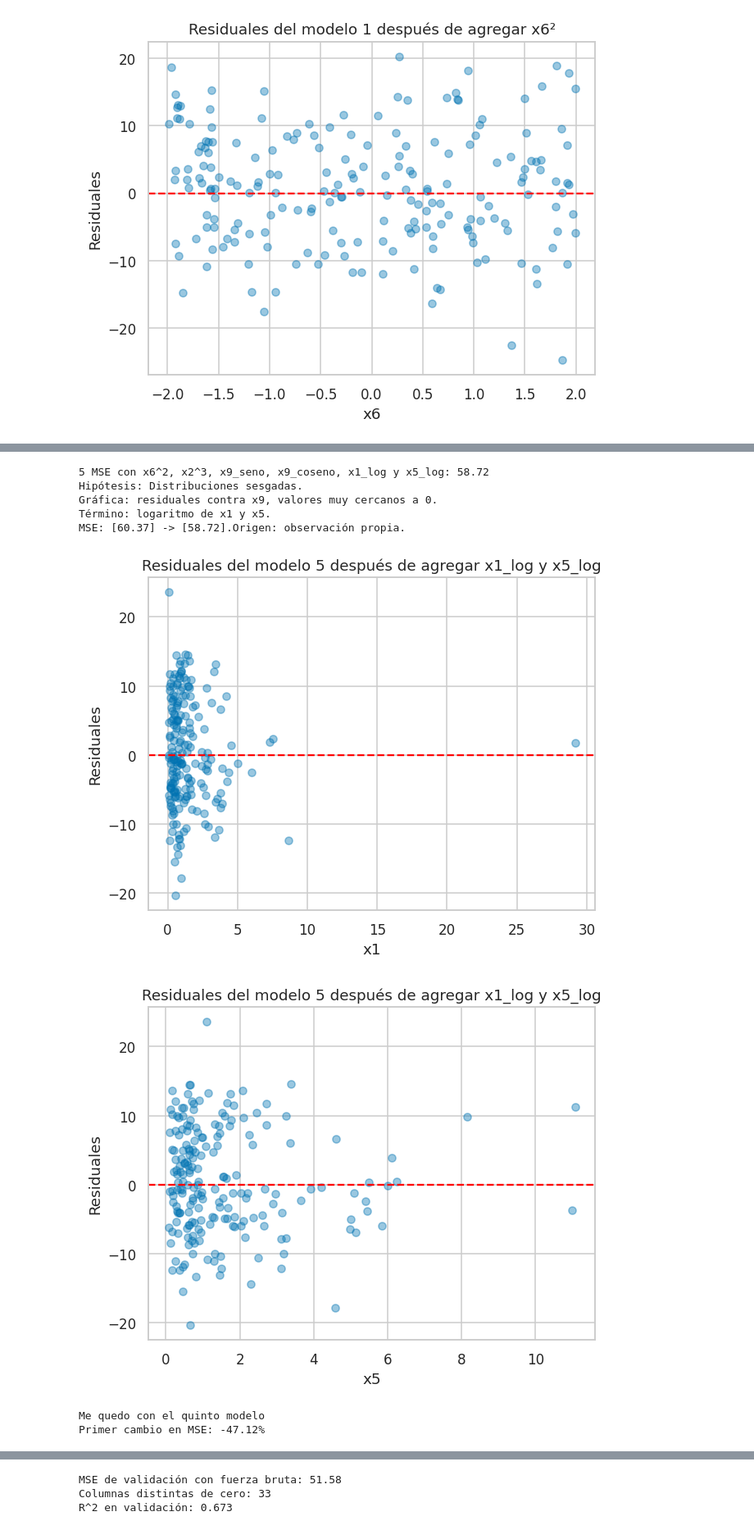
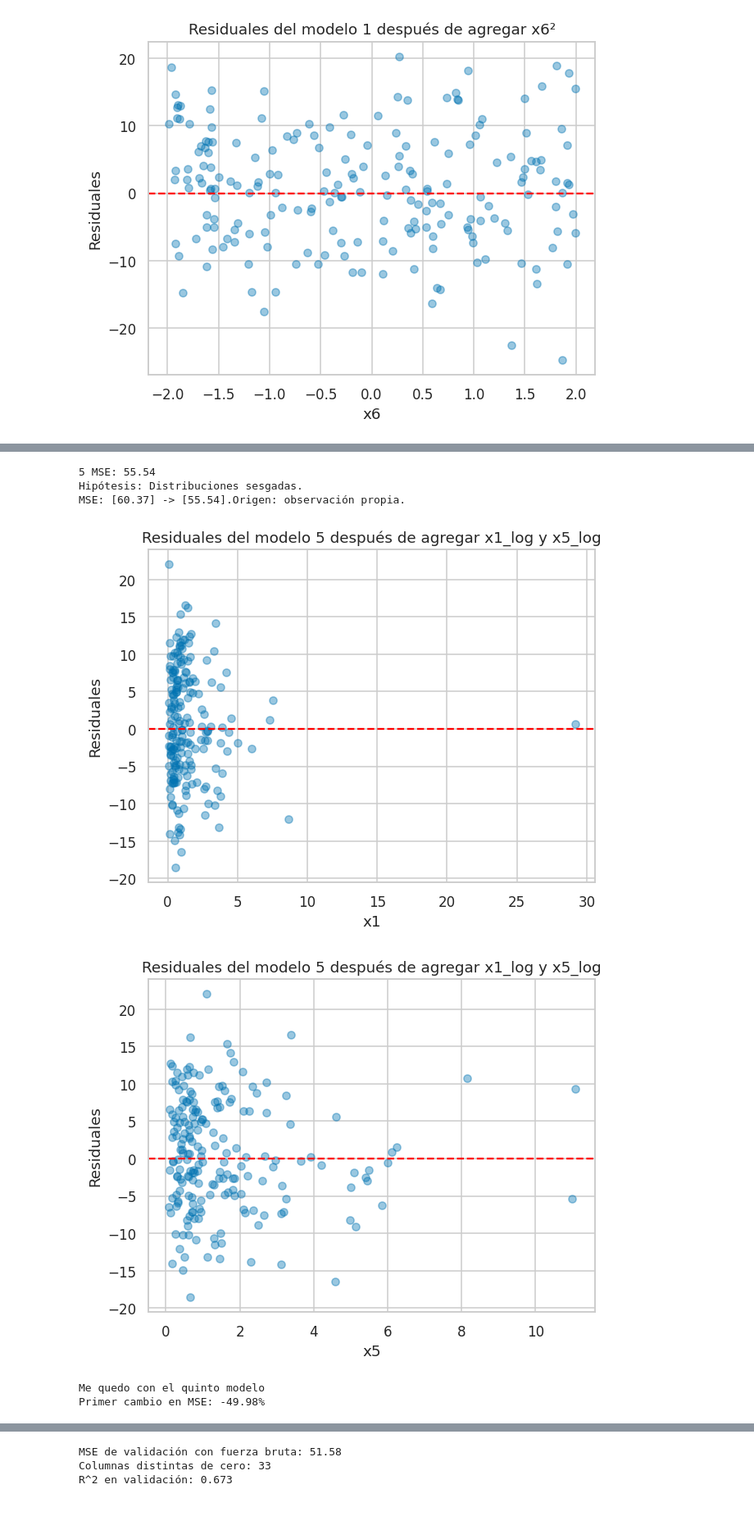
Before and after one commit to anasofiaconde/mineria_datos, a Jupyter notebook: tareas/tarea_01_aproximacion_funcion.ipynb, the cells around one changed output, grey strips where cells are left out. Shown at 82% size. Drawn from its saved outputs; the diff is of its cells as text; code cells hidden in the pictures.

```diff
--- a/tareas/tarea_01_aproximacion_funcion.ipynb
+++ b/tareas/tarea_01_aproximacion_funcion.ipynb
@@ -448,14 +448,17 @@ modelo_5, mse_5, residuales_5, _ = ajusta({
     "x9_seno": lambda d: np.sin(2 * np.pi * d["x9"] / 280),
     "x9_coseno": lambda d: np.cos(2 * np.pi * d["x9"] / 280),
     "x1_log": lambda d: np.log1p(d["x1"]),
-    "x5_log": lambda d: np.log1p(d["x5"])
+    "x5_log": lambda d: np.log1p(d["x5"]),
+    "x4_seno": lambda d: np.sin(2 * np.pi * d["x4"] / 280),
+    "x4_coseno": lambda d: np.cos(2 * np.pi * d["x4"] / 280),
+    "x10_cubo": lambda d: d["x10"] ** 3,
+    "x11_cubo": lambda d: d["x11"] ** 7,
 
 })
-print(f"5 MSE con x6^2, x2^3, x9_seno, x9_coseno, x1_log y x5_log: {mse_5:.2f}")
+print(f"5 MSE: {mse_5:.2f}")
 print("Hipótesis: Distribuciones sesgadas.")
-print("Gráfica: residuales contra x9, valores muy cercanos a 0.")
-print("Término: logaritmo de x1 y x5.")
-print("MSE: [60.37] -> [58.72].Origen: observación propia.")
+print("MSE: [60.37] -> [55.54].Origen: observación propia.")
+#55.54
 
 plt.scatter(X_val["x1"], residuales_5, alpha=0.4)
 plt.axhline(0, color="red", linestyle="--")
@@ -469,42 +472,40 @@ plt.scatter(X_val["x5"], residuales_5, alpha=0.4)
 plt.axhline(0, color="red", linestyle="--")
 plt.xlabel("x5")
 plt.ylabel("Residuales")
 plt.title("Residuales del modelo 5 después de agregar x1_log y x5_log")
 plt.grid(True)
 plt.show()
 
 #Conclusión
 print("Me quedo con el quinto modelo")
-primer_cambio_en_mse=(58.72-111.04)/111.04*100
+primer_cambio_en_mse=(55.54-111.04)/111.04*100
 print(f"Primer cambio en MSE: {primer_cambio_en_mse:.2f}%")
 # %% [output]
 2 MSE con x6^2 y x2^3: 63.63
 Hipótesis: faltaba una curvatura en x2.
 Gráfica: residuales contra x2, con forma de s volteada.
 Término: x2_cubo = x2^3.
 MSE: [72.88] -> [63.63].Origen: observación propia.
 [figure]
 3 MSE con x6^2, x2^3 y x9^3: 64.57
 Hipótesis: faltaba una curvatura en x9.
 Gráfica: residuales contra x9, con forma de s volteada.
 Término: x9_cubo = x9^3.
 MSE: [63.63] -> [64.57].Origen: observación propia.
 [figure]
 4 MSE con x6^2, x2^3, x9_seno y x9_coseno: 60.37
 Hipótesis: faltaba una curvatura en x9.
 Gráfica: residuales contra x9, con forma de s volteada.
 Término: seno y coseno de x9.
 MSE: [63.63] -> [60.37].Origen: observación propia.
 [figure]
-5 MSE con x6^2, x2^3, x9_seno, x9_coseno, x1_log y x5_log: 58.72
+5 MSE: 55.54
 Hipótesis: Distribuciones sesgadas.
-Gráfica: residuales contra x9, valores muy cercanos a 0.
-Término: logaritmo de x1 y x5.
-MSE: [60.37] -> [58.72].Origen: observación propia.
+MSE: [60.37] -> [55.54].Origen: observación propia.
-[figure, old version]
+[figure, new version]
-[figure, old version]
+[figure, new version]
 Me quedo con el quinto modelo
-Primer cambio en MSE: -47.12%
+Primer cambio en MSE: -49.98%
 # %% [markdown]
 ---
 ## Parte 3. Lo que las gráficas de una variable no pueden ver
```
Also changed, not shown: parts of 2 cells of this notebook, 1 other file.
